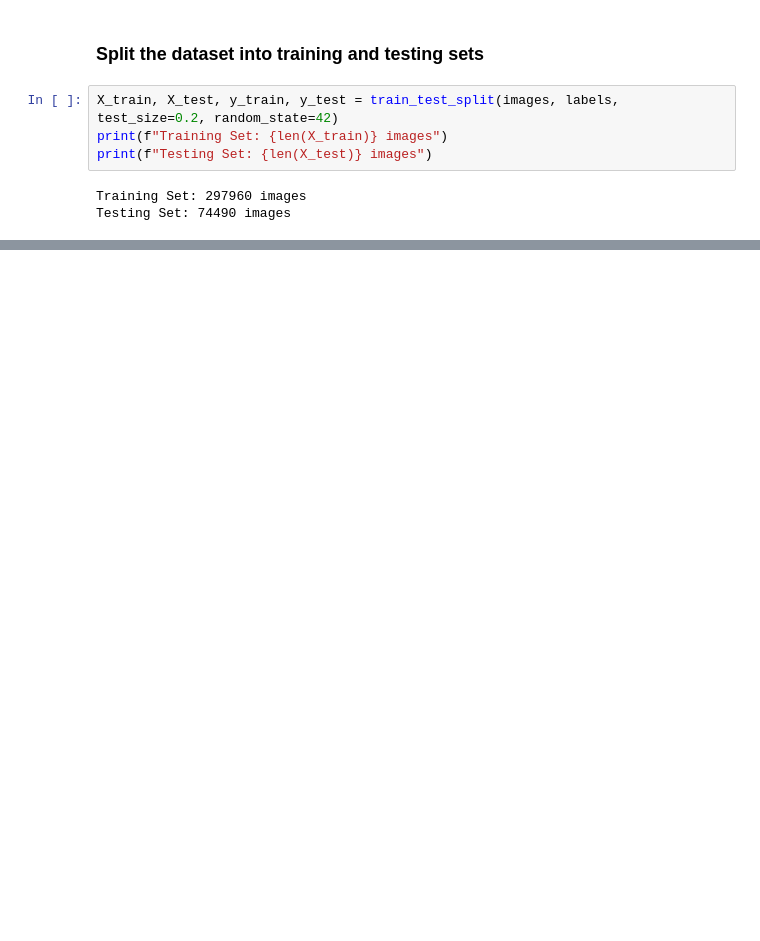
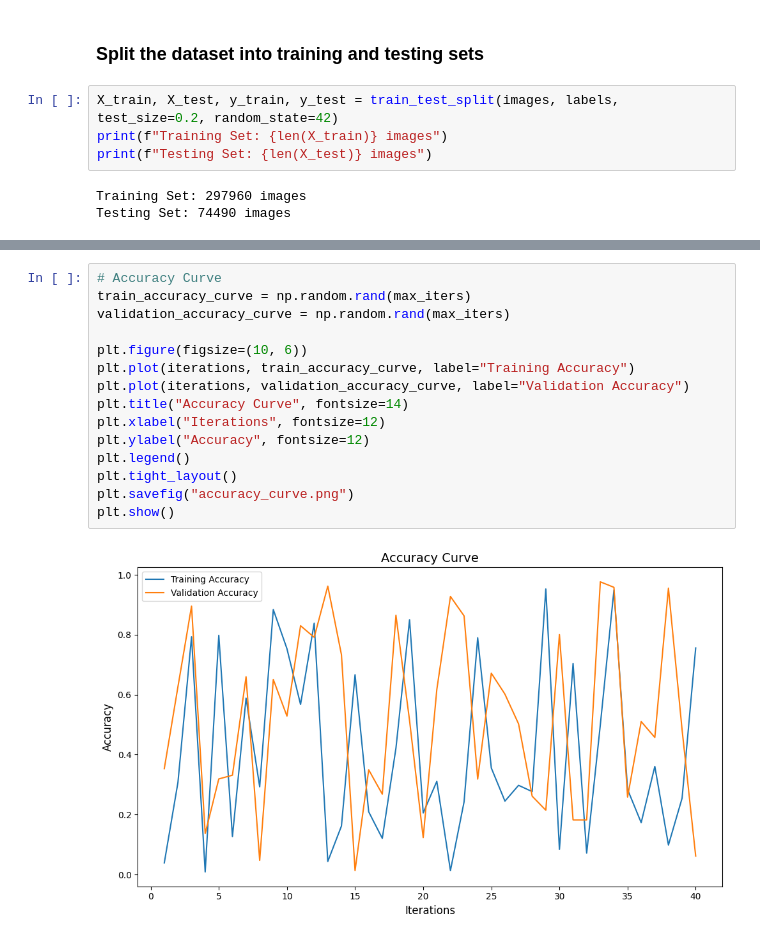
Before and after one commit to iSeFz/ML_Project, a Jupyter notebook: main.ipynb, the cells around one changed output, grey strips where cells are left out. Cells and saved outputs as stored; diff of their text form; blank space fills up the shorter version.

```diff
--- a/main.ipynb
+++ b/main.ipynb
@@ -95,0 +204,17 @@ Testing Set: 74490 images
+# %%
+# Accuracy Curve
+train_accuracy_curve = np.random.rand(max_iters)
+validation_accuracy_curve = np.random.rand(max_iters)
+
+plt.figure(figsize=(10, 6))
+plt.plot(iterations, train_accuracy_curve, label="Training Accuracy")
+plt.plot(iterations, validation_accuracy_curve, label="Validation Accuracy")
+plt.title("Accuracy Curve", fontsize=14)
+plt.xlabel("Iterations", fontsize=12)
+plt.ylabel("Accuracy", fontsize=12)
+plt.legend()
+plt.tight_layout()
+plt.savefig("accuracy_curve.png")
+plt.show()
+# %% [output]
+[figure, added]
```
Also changed, not shown: parts of 13 cells of this notebook, 1 other file.
